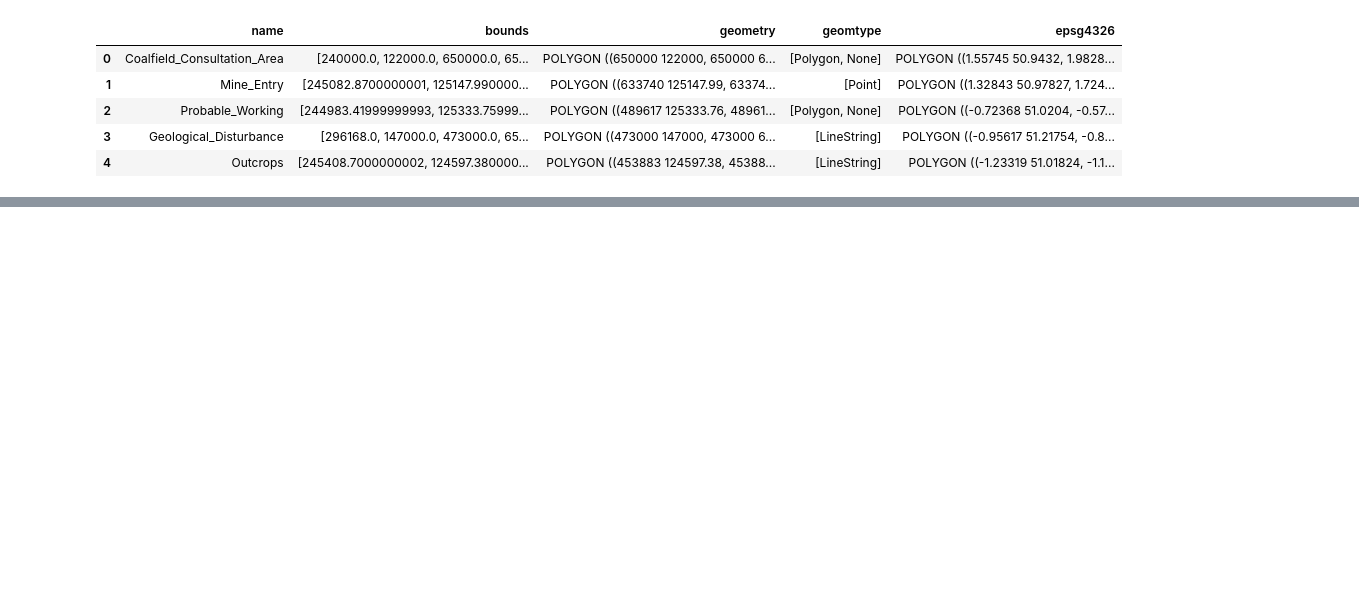
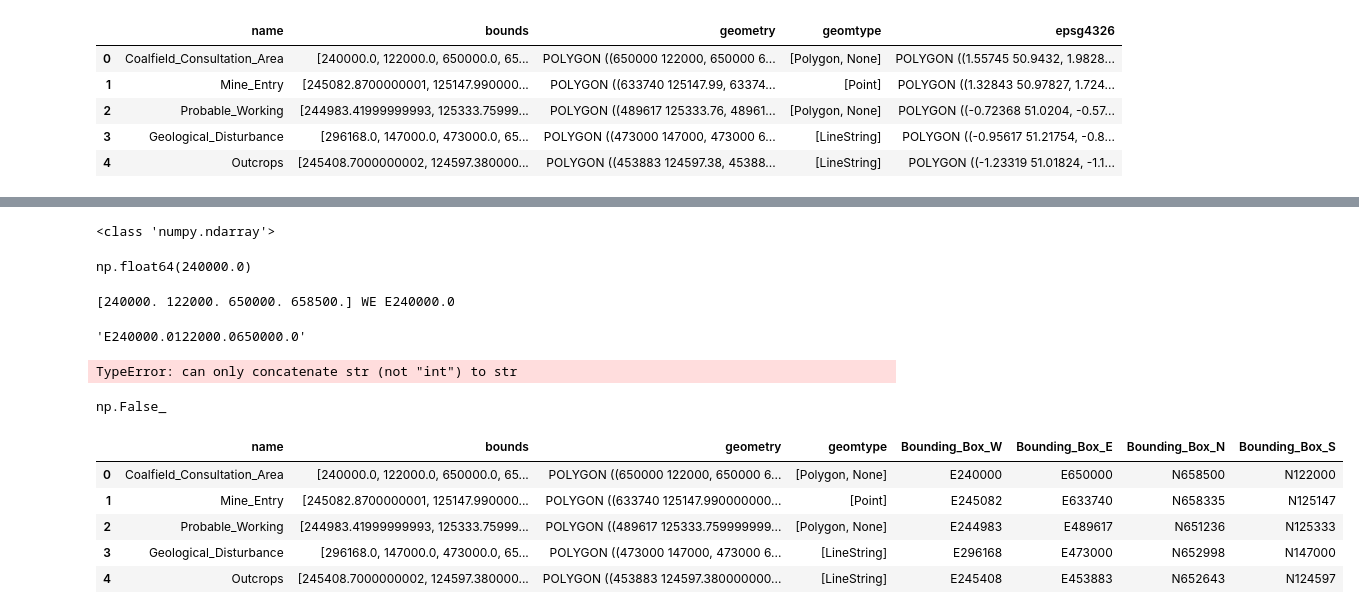
Before and after one commit to JoKent/mapmetadata, a Jupyter notebook: gpkgtometa.ipynb, the cells around one changed output, grey strips where cells are left out. Saved outputs shown, nothing was run; the diff lists cells and outputs as text; code cells hidden in the pictures; blank space fills up the shorter version.

```diff
--- a/gpkgtometa.ipynb
+++ b/gpkgtometa.ipynb
@@ -86,0 +82,59 @@ lgpd.head()
+# %%
+print(type(ops_bounds))
+# %% [output]
+<class 'numpy.ndarray'>
+# %%
+wb = ops_bounds[0]
+wb
+# %% [output]
+np.float64(240000.0)
+# %%
+wbb = formatCoord(ops_bounds,'WE')
+wbb
+# %% [output]
+[240000. 122000. 650000. 658500.] WE E240000.0
+'E240000.0122000.0650000.0'
+# %%
+w1 = 'E'+str(int(ops_bounds[0]))
+print(type(w1),w1)
+# %% [output]
+TypeError: can only concatenate str (not "int") to str
+# %%
+# w = int(ops_bounds[0])
+# s = int(ops_bounds[0])
+# e = int(ops_bounds[0])
+
+np.isnan(ops_bounds[0])
+# %% [output]
+np.False_
+# %%
+# clgpd['Bounding_Box_W'] = 'E'+str(int(clgpd['bounds']))
+
+# create a dataframe of values for each layer in the geopackage with bounds, geometry, geometry type and bounding box values
+lbounds, lgeom, lgt, gtlist, bbw, bbs, bbe, bbn  = list(), list(), list(), list(), list(), list(), list(), list()
+
+for i in layer_list:
+    lay = gpd.read_file(egpkg, layer=i)
+    layer_bounds = lay.geometry.total_bounds
+    wval = getbbe(layer_bounds[0],'WE')
+    sval = getbbe(layer_bounds[1],'NS')
+    eval = getbbe(layer_bounds[2],'WE')
+    nval = getbbe(layer_bounds[3],'NS')
+    bbw.append(wval)
+    bbs.append(sval)
+    bbe.append(eval)
+    bbn.append(nval)
+    lbounds.append(layer_bounds)
+    geom = box(*lay.geometry.total_bounds)
+    lgeom.append(geom)
+    gt = lay.geom_type.unique()
+    gtlist.append(gt)
+tlpd = pd.DataFrame({'name':layer_list,'bounds':lbounds,'geometry':lgeom,'geomtype':gtlist, 'Bounding_Box_W':bbw, 'Bounding_Box_E':bbe, 'Bounding_Box_N':bbn, 'Bounding_Box_S':bbs})
+tlpd.head()
+# %% [output]
+|  | name | bounds | geometry | geomtype | Bounding_Box_W | Bounding_Box_E | Bounding_Box_N | Bounding_Box_S |
+| 0 | Coalfield_Consultation_Area | [240000.0, 122000.0, 650000.0, 65... | POLYGON ((650000 122000, 650000 6... | [Polygon, None] | E240000 | E650000 | N658500 | N122000 |
+| 1 | Mine_Entry | [245082.8700000001, 125147.990000... | POLYGON ((633740 125147.990000000... | [Point] | E245082 | E633740 | N658335 | N125147 |
+| 2 | Probable_Working | [244983.41999999993, 125333.75999... | POLYGON ((489617 125333.759999999... | [Polygon, None] | E244983 | E489617 | N651236 | N125333 |
+| 3 | Geological_Disturbance | [296168.0, 147000.0, 473000.0, 65... | POLYGON ((473000 147000, 473000 6... | [LineString] | E296168 | E473000 | N652998 | N147000 |
+| 4 | Outcrops | [245408.7000000002, 124597.380000... | POLYGON ((453883 124597.380000000... | [LineString] | E245408 | E453883 | N652643 | N124597 |
```
Also changed, not shown: parts of 18 cells of this notebook.
